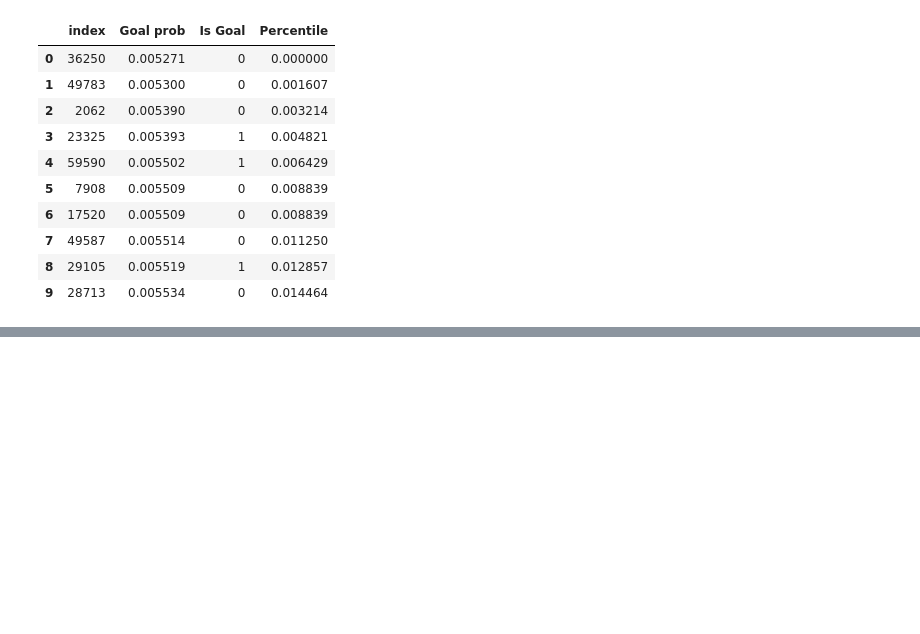
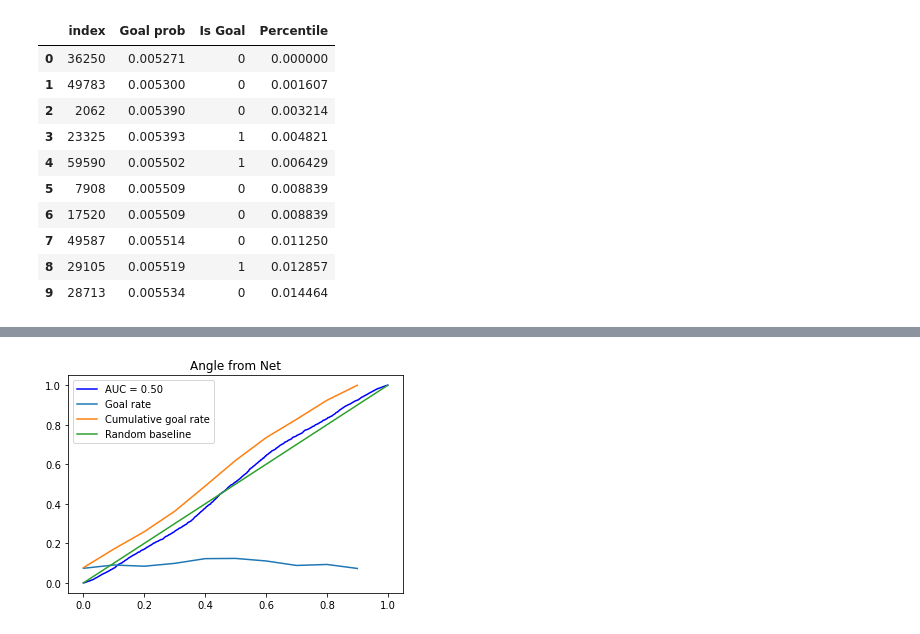
Before and after one commit to IreneZhou0129/IFT6758_m1, a Jupyter notebook: notebooks/m2_q3.ipynb, the cells around one changed output, grey strips where cells are left out. Drawn from its saved outputs; the diff is of its cells as text; code cells hidden in the pictures; blank space fills up the shorter version.

```diff
--- a/notebooks/m2_q3.ipynb
+++ b/notebooks/m2_q3.ipynb
@@ -253,0 +388,4 @@ cumulative:
+# %%
+angle_only = logistic_reg(X, y, features=['Angle from Net'])
+# %% [output]
+[figure, added]
```
Also changed, not shown: parts of 12 cells of this notebook.
